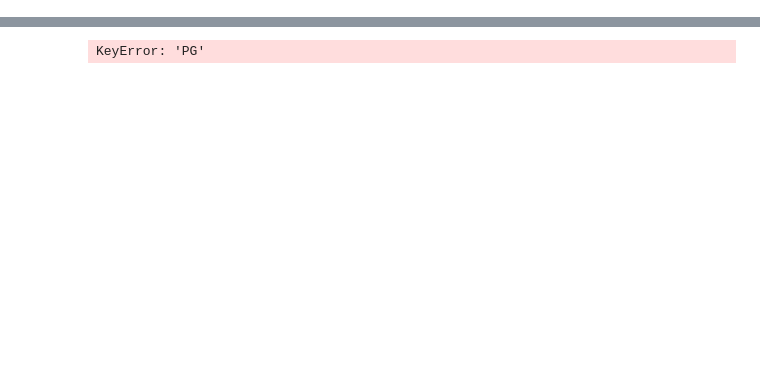
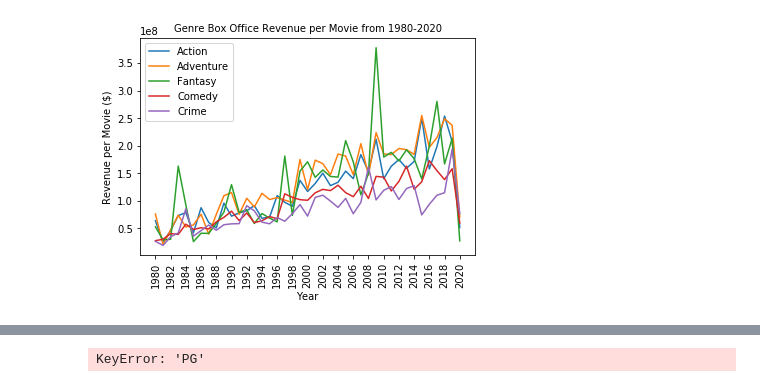
Before and after one commit to jackatopolis/apatosaurus_movies, a Jupyter notebook: Genre1.ipynb, the cells around one changed output, grey strips where cells are left out. Saved outputs shown, nothing was run; the diff lists cells and outputs as text; code cells hidden in the pictures; blank space fills up the shorter version.

```diff
--- a/Genre1.ipynb
+++ b/Genre1.ipynb
@@ -31 +120,19 @@ for year in list(data.keys()):
+# %%
+# Plotting genre value
+
+x_vals = list(g_df.keys())
+y_vals = []
+
+for g in unique_genres[:5]:
+    y_vals = box_val_time[g]
+    plt.plot(x_vals,y_vals)
+
+plt.xticks(np.arange(0, 42, step=2),rotation = 90)
+plt.xlabel('Year')
+plt.ylabel('Revenue per Movie ($)')
+plt.legend(unique_genres[:5]);
+plt.title('Genre Box Office Revenue per Movie from 1980-2020',fontsize=10)
+plt.show()
+# %% [output]
+[figure, added]
 # %%
```
Also changed, not shown: parts of 10 cells of this notebook.
